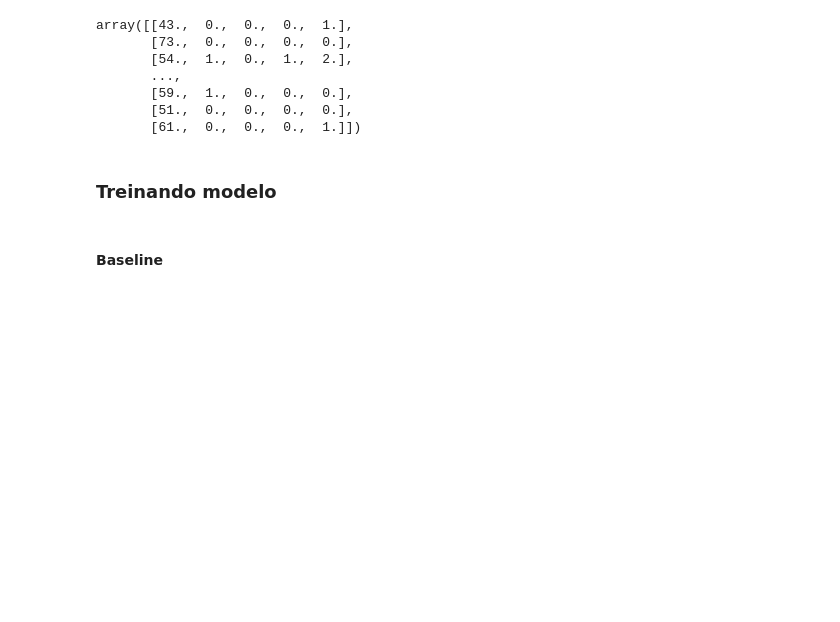
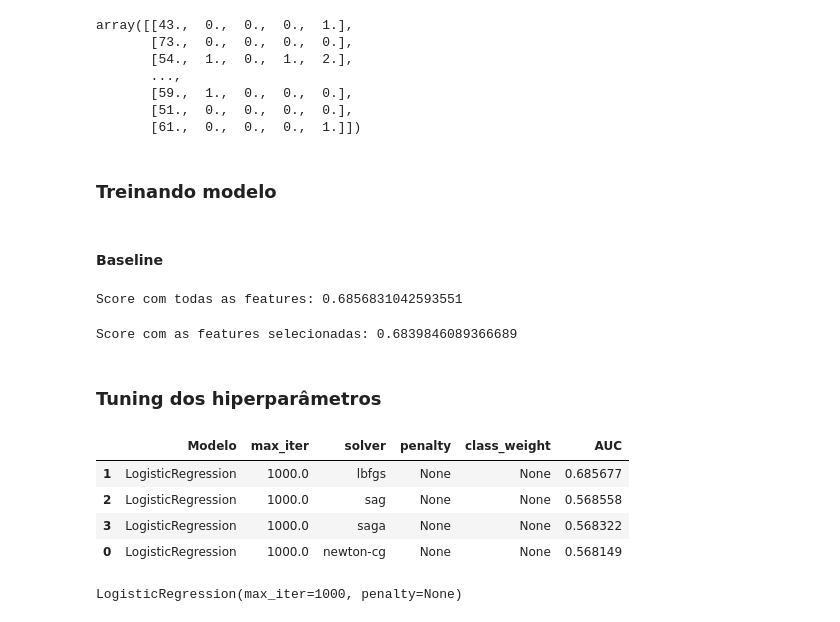
Before and after one commit to lucasmaretti/mlflowcds, a Jupyter notebook: notebook_inicial.ipynb, the cells around one changed output. Cells and saved outputs as stored; diff of their text form; code cells hidden in the pictures; blank space fills up the shorter version.

```diff
--- a/notebook.ipynb
+++ b/notebook_inicial.ipynb
@@ -153,3 +169,60 @@ from sklearn.linear_model import LogisticRegression
 from sklearn.metrics import roc_auc_score
 
 X_val_selected = select.transform(X_val)
+# %%
+lr = LogisticRegression(max_iter=1000)
+lr.fit(X_train, y_train)
+y_preds = lr.predict_proba(X_val)[:,1] # selecionando só a parte de sim ou não
+# %%
+print(f"Score com todas as features: {roc_auc_score(y_val, y_preds)}")
+# %% [output]
+Score com todas as features: 0.6856831042593551
+# %%
+lr.fit(X_train_selected, y_train)
+y_preds_selected = lr.predict_proba(X_val_selected)[:,1] # selecionando só a parte de sim ou não
+print(f"Score com as features selecionadas: {roc_auc_score(y_val, y_preds_selected)}")
+# %% [output]
+Score com as features selecionadas: 0.6839846089366689
+# %% [markdown]
+### Tuning dos hiperparâmetros
+# %%
+clf = [
+    LogisticRegression(solver='newton-cg',penalty=None,max_iter=1000),
+    LogisticRegression(solver='lbfgs',penalty=None,max_iter=1000),
+    LogisticRegression(solver='sag',penalty=None,max_iter=1000),
+    LogisticRegression(solver='saga',penalty=None,max_iter=1000)
+    ]
+clf_columns = []
+clf_compare = pd.DataFrame(columns = clf_columns)
+
+row_index = 0
+for lrs in clf:
+
+    y_preds = lrs.fit(X_train, y_train).predict_proba(X_val)[:,1]
+    auc = roc_auc_score(y_val, y_preds)
+    clf_name = lrs.__class__.__name__
+    clf_compare.loc[row_index, 'Modelo'] = clf_name
+    clf_compare.loc[row_index, 'max_iter'] = lrs.max_iter
+    clf_compare.loc[row_index, 'solver'] = lrs.solver
+    clf_compare.loc[row_index, 'penalty'] = lrs.penalty
+    clf_compare.loc[row_index, 'class_weight'] = lrs.class_weight
+    clf_compare.loc[row_index, 'AUC'] = auc
+
+    row_index+=1
+
+clf_compare.sort_values(by = ['AUC'], ascending = False, inplace = True)
+clf_compare
+# %% [output]
+|  | Modelo | max_iter | solver | penalty | class_weight | AUC |
+| 1 | LogisticRegression | 1000.0 | lbfgs | None | None | 0.685677 |
+| 2 | LogisticRegression | 1000.0 | sag | None | None | 0.568558 |
+| 3 | LogisticRegression | 1000.0 | saga | None | None | 0.568322 |
+| 0 | LogisticRegression | 1000.0 | newton-cg | None | None | 0.568149 |
+# %%
+modelo_final = LogisticRegression(max_iter=1000,
+                                  solver='lbfgs',
+                                  penalty=None,
+                                  class_weight=None)
+modelo_final.fit(X_train, y_train)
+# %% [output]
+LogisticRegression(max_iter=1000, penalty=None)
```
Also changed, not shown: parts of 9 cells of this notebook, 5 other files.
